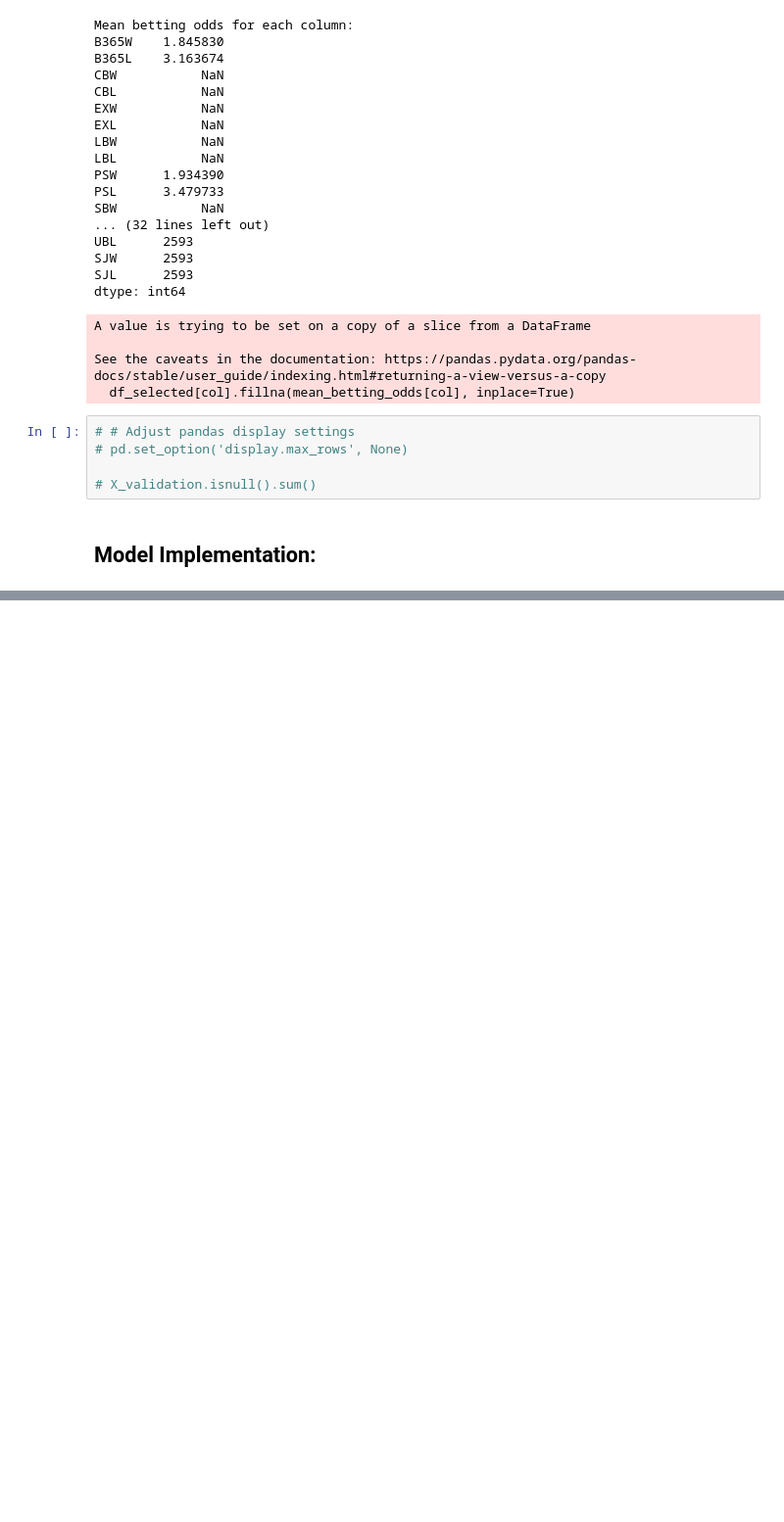
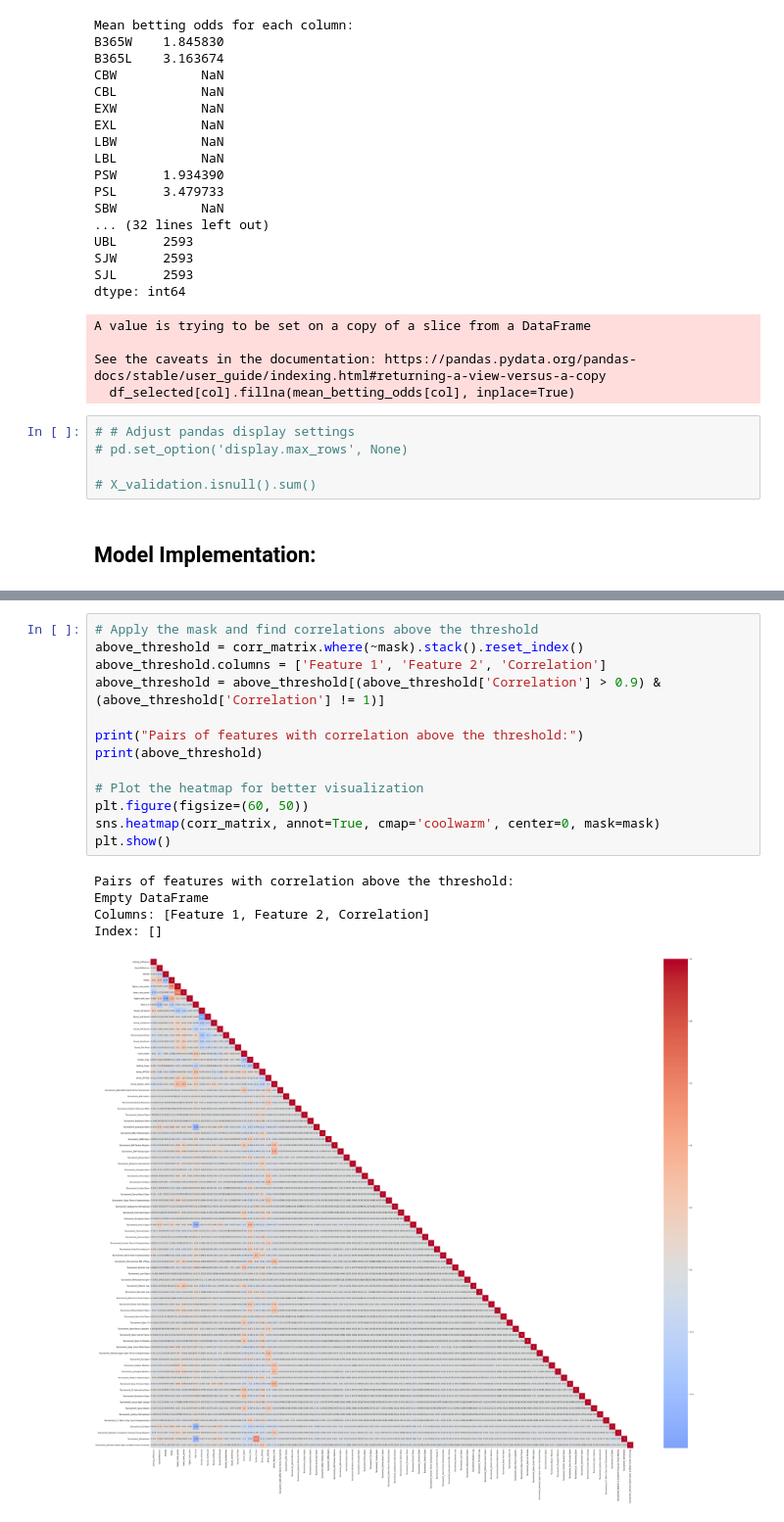
Before and after one commit to niranjan-96/Tennis-Match-Predictions, a Jupyter notebook: Logistic Regression - Update.ipynb, the cells around one changed output, grey strips where cells are left out. Shown at 98% size. Cells and saved outputs as stored; diff of their text form; blank space fills up the shorter version.

```diff
--- a/Logistic Regression - Update.ipynb
+++ b/Logistic Regression - Update.ipynb
@@ -505,0 +576,19 @@ Highly correlated features:
+# %%
+# Apply the mask and find correlations above the threshold
+above_threshold = corr_matrix.where(~mask).stack().reset_index()
+above_threshold.columns = ['Feature 1', 'Feature 2', 'Correlation']
+above_threshold = above_threshold[(above_threshold['Correlation'] > 0.9) & (above_threshold['Correlation'] != 1)]
+
+print("Pairs of features with correlation above the threshold:")
+print(above_threshold)
+
+# Plot the heatmap for better visualization
+plt.figure(figsize=(60, 50))
+sns.heatmap(corr_matrix, annot=True, cmap='coolwarm', center=0, mask=mask)
+plt.show()
+# %% [output]
+Pairs of features with correlation above the threshold:
+Empty DataFrame
+Columns: [Feature 1, Feature 2, Correlation]
+Index: []
+[figure, added]
```
Also changed, not shown: parts of 4 cells of this notebook, 1 other file.
